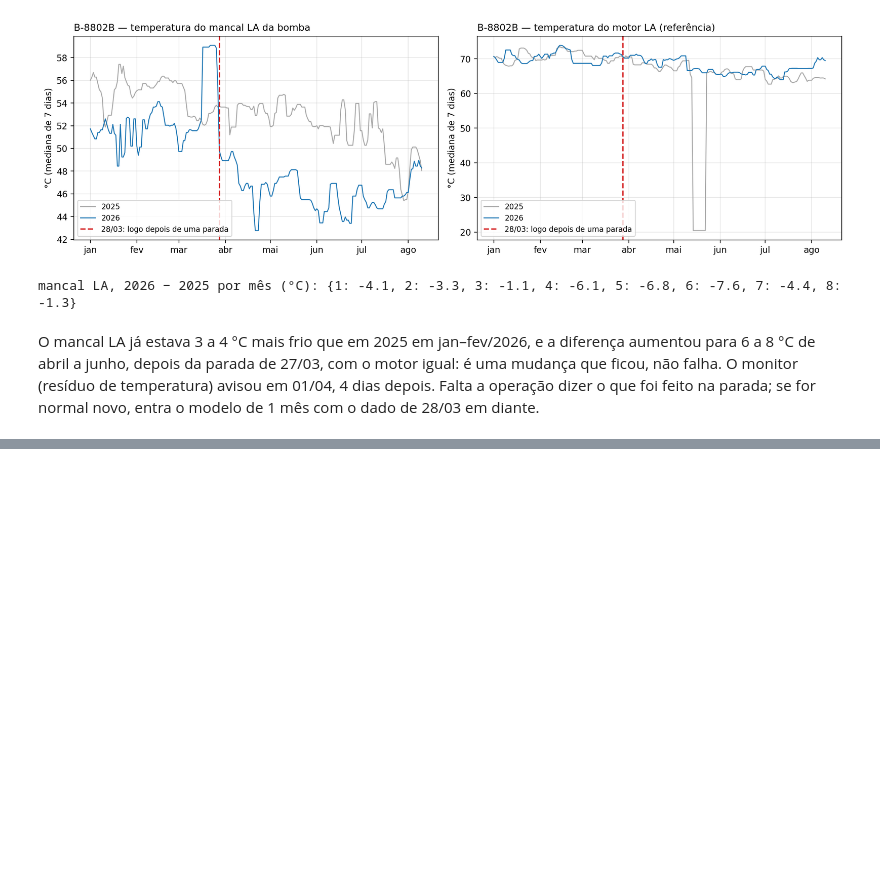
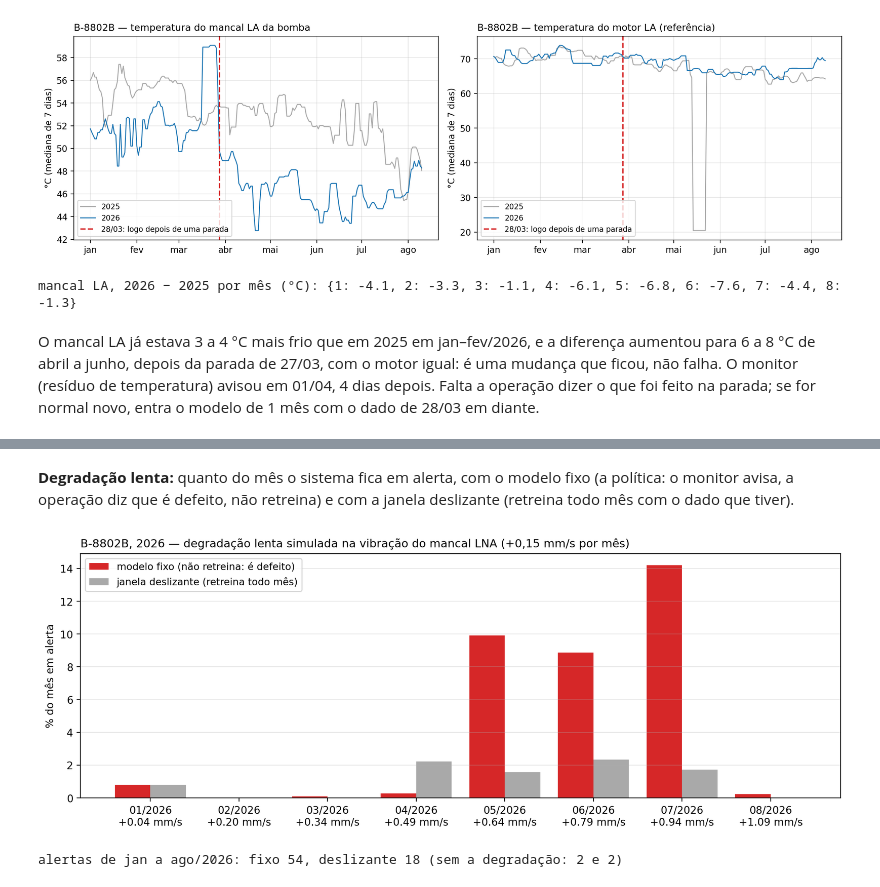
Before and after one commit to SIMPred-Petrobras/transpetro-models, a Jupyter notebook: notebooks/drift/resultados_retreino_B-8802B_out2026.ipynb, the cells around one changed output, grey strips where cells are left out. Cells and saved outputs as stored; diff of their text form; code cells hidden in the pictures; blank space fills up the shorter version.

Commit message:
docs: add sliding-window experiment results (task f65c0851) to the Oct/2026 retrain notebook

```diff
--- a/notebooks/drift/resultados_retreino_B-8802B_out2026.ipynb
+++ b/notebooks/drift/resultados_retreino_B-8802B_out2026.ipynb
@@ -238,0 +253,23 @@ feito na parada; se for normal novo, entra o modelo de 1 mês com o dado de 28/0
+# %%
+from transpetro_modelos.drift.retrain import aplicar_rampa
+J = PROJECT_ROOT / "results/janela_deslizante"   # python scripts/janela_deslizante.py --baixar f65c0851c051403a87eb31f2ca1ee7c2
+jr = pd.read_csv(J / "resumo.csv").set_index("nome")
+M12, T_INI26, MUD = MODELO[12][0], pd.Timestamp("2026-01-06"), pd.Timestamp("2026-04-28")
+rawR = aplicar_rampa(raw, "Vibração Bomba LNA:2026-01-06:0.15")
+BJ = lambda n: (PROJECT_ROOT / jr.loc[n, "bundle"], pd.Timestamp(jr.loc[n, "treino_fim"]))
+aprov = lambda pref: [BJ(n) for n in jr.index if n.startswith(pref) and jr.loc[n, "aprovado"]]
+def cadeia(trocas, df):
+    ag = [(M12, T_INI26)] + trocas
+    return pd.concat([alerta(b, df, ini, ag[i + 1][1] - pd.Timedelta(minutes=1) if i + 1 < len(ag) else FIM) for i, (b, ini) in enumerate(ag)])
+formas = {"fixo": [], "confirmação": [BJ("confirmacao_m01"), BJ("confirmacao_m03")], "misto": [BJ("misto_m01"), BJ("misto_m03")],
+          "deslizante": [b for b in aprov("deslizante_2")]}
+linhas = []
+for nome, tr in formas.items():
+    s = cadeia(tr, raw); d = s[s.index >= MUD]
+    novos = [n for n in jr.index if n.startswith({"confirmação": "confirmacao", "misto": "misto", "deslizante": "deslizante_2"}.get(nome, "x"))]
+    a22 = [len([t for t in blocos(alerta(PROJECT_ROOT / jr.loc[n, "bundle"], raw22).loc[:FALHA22 - pd.Timedelta(days=3)])]) for n in novos]
+    linhas.append({"forma": nome, "modelos aprovados": f"{len(tr)} de {len(novos)}" if novos else "—",
+                   "alertas falsos depois de 28/04/2026": len(blocos(d)),
+                   "falha simulada: horas de antecedência": ", ".join(f"{jr.loc[n, 'sintetica_h']:.0f}" if pd.notna(jr.loc[n, "sintetica_h"]) and jr.loc[n, "sintetica_h"] > 0 else "não pega" for n in novos) or "—",
+                   "alertas falsos no normal de 2022 (mai–jun)": ", ".join(map(str, a22)) or "0"})
+pd.DataFrame(linhas).set_index("forma")
@@ -238,0 +284,20 @@ feito na parada; se for normal novo, entra o modelo de 1 mês com o dado de 28/0
+# %% [markdown]
+**Degradação lenta:** quanto do mês o sistema fica em alerta, com o modelo fixo (a política: o monitor avisa, a
+operação diz que é defeito, não retreina) e com a janela deslizante (retreina todo mês com o dado que tiver).
+# %%
+fixo = alerta(M12, rawR, T_INI26, FIM)
+desl = cadeia(aprov("deslizante_rampa"), rawR)
+m_f, m_d = 100 * fixo.resample("MS").mean(), 100 * desl.resample("MS").mean()
+x = np.arange(len(m_f)); fig, ax = plt.subplots(figsize=(11, 4.2))
+ax.bar(x - 0.2, m_f.values, width=0.4, color=VERMELHO, label="modelo fixo (não retreina: é defeito)")
+ax.bar(x + 0.2, m_d.reindex(m_f.index).values, width=0.4, color=CINZA, label="janela deslizante (retreina todo mês)")
+rampa = [0.15 * max((t - T_INI26).days, 0) / 30.4 for t in m_f.index + pd.Timedelta(days=14)]
+ax.set_xticks(x); ax.set_xticklabels([f"{t:%m/%Y}\n+{r:.2f} mm/s" for t, r in zip(m_f.index, rampa)])
+ax.set_ylabel("% do mês em alerta"); ax.grid(alpha=0.3, axis="y"); ax.legend(loc="upper left", fontsize=9.5)
+ax.set_title("B-8802B, 2026 — degradação lenta simulada na vibração do mancal LNA (+0,15 mm/s por mês)", loc="left", fontsize=11)
+plt.tight_layout(); plt.show()
+print(f"alertas de jan a ago/2026: fixo {len(blocos(fixo))}, deslizante {len(blocos(desl))} "
+      f"(sem a degradação: {len(blocos(alerta(M12, raw, T_INI26, FIM)))} e {len(blocos(cadeia(aprov('deslizante_2'), raw)))})")
+# %% [output]
+[figure, added]
+alertas de jan a ago/2026: fixo 54, deslizante 18 (sem a degradação: 2 e 2)
```
Also changed, not shown: parts of 5 cells of this notebook.
